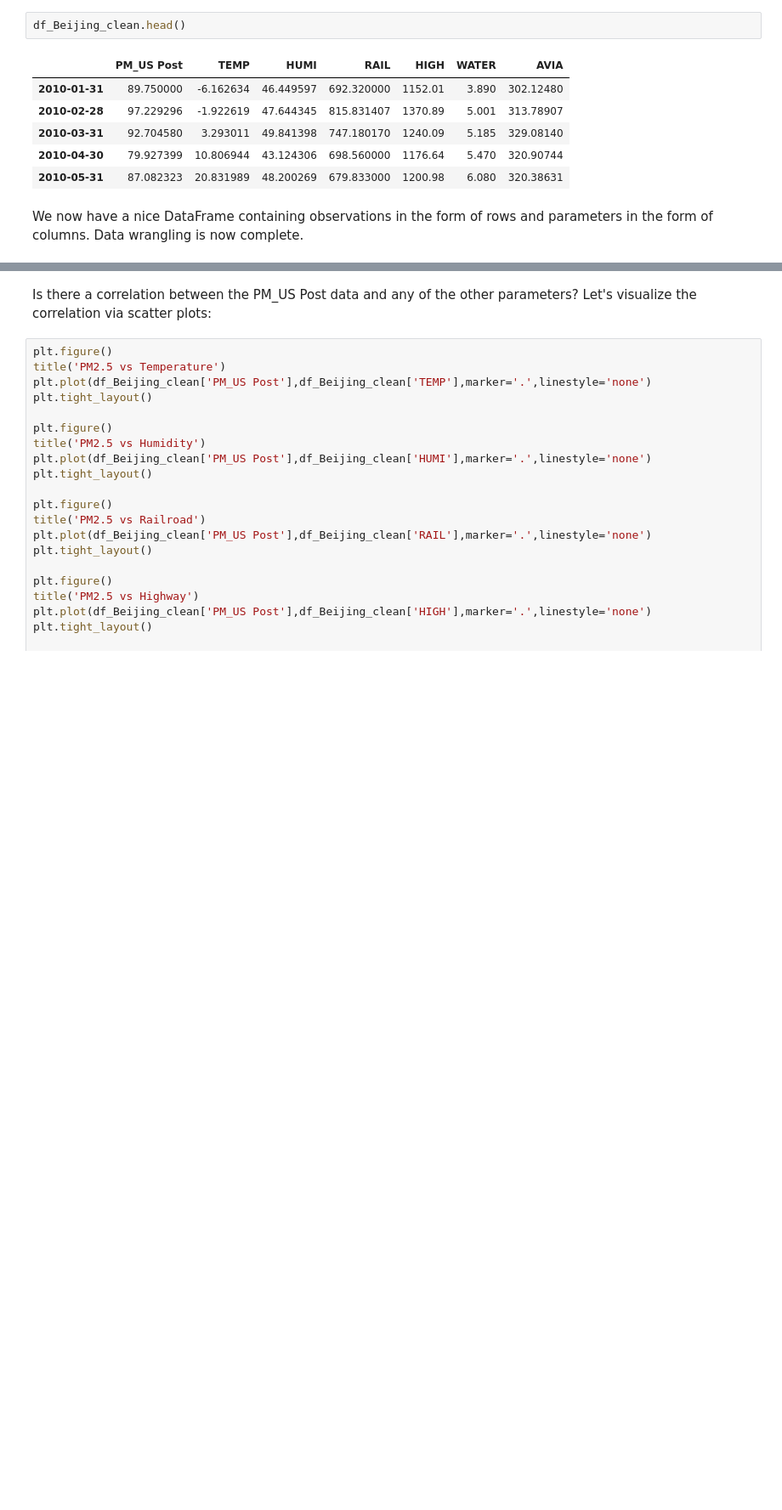
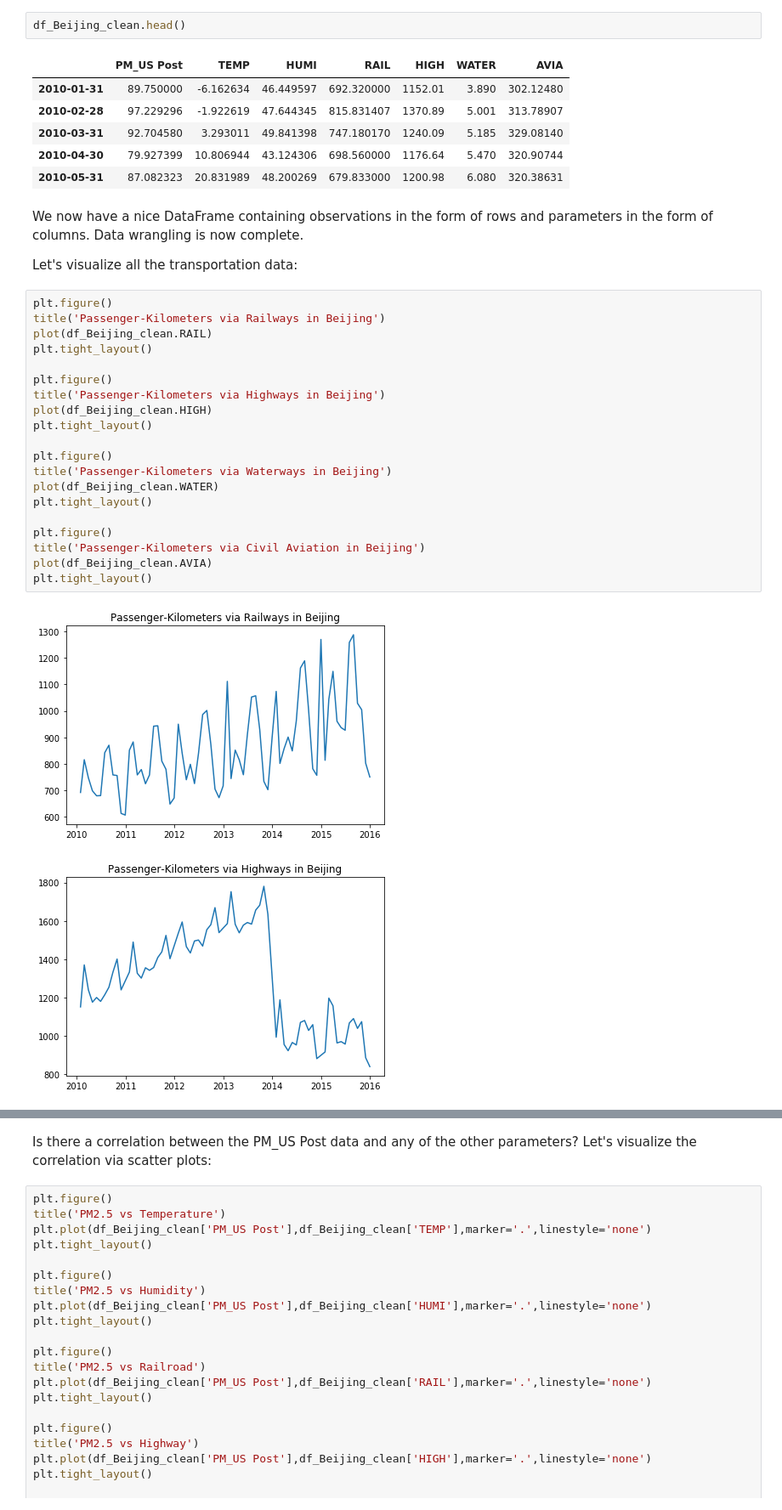
Before and after one commit to kevinlimk/BeijingPM2.5, a Jupyter notebook: ChinaPM25.ipynb, the cells around one changed output, grey strips where cells are left out. Shown at 85% size. Saved outputs shown, nothing was run; the diff lists cells and outputs as text; blank space fills up the shorter version.

```diff
--- a/ChinaPM25.ipynb
+++ b/ChinaPM25.ipynb
@@ -760,3 +803,28 @@ df_Beijing_clean.head()
 | 2010-05-31 | 87.082323 | 20.831989 | 48.200269 | 679.833000 | 1200.98 | 6.080 | 320.38631 |
 # %% [markdown]
 We now have a nice DataFrame containing observations in the form of rows and parameters in the form of columns. Data wrangling is now complete.
+
+Let's visualize all the transportation data:
+# %%
+plt.figure()
+title('Passenger-Kilometers via Railways in Beijing')
+plot(df_Beijing_clean.RAIL)
+plt.tight_layout()
+
+plt.figure()
+title('Passenger-Kilometers via Highways in Beijing')
+plot(df_Beijing_clean.HIGH)
+plt.tight_layout()
+
+plt.figure()
+title('Passenger-Kilometers via Waterways in Beijing')
+plot(df_Beijing_clean.WATER)
+plt.tight_layout()
+
+plt.figure()
+title('Passenger-Kilometers via Civil Aviation in Beijing')
+plot(df_Beijing_clean.AVIA)
+plt.tight_layout()
+# %% [output]
+[figure, added]
+[figure, added]
```
Also changed, not shown: parts of 16 cells of this notebook.
